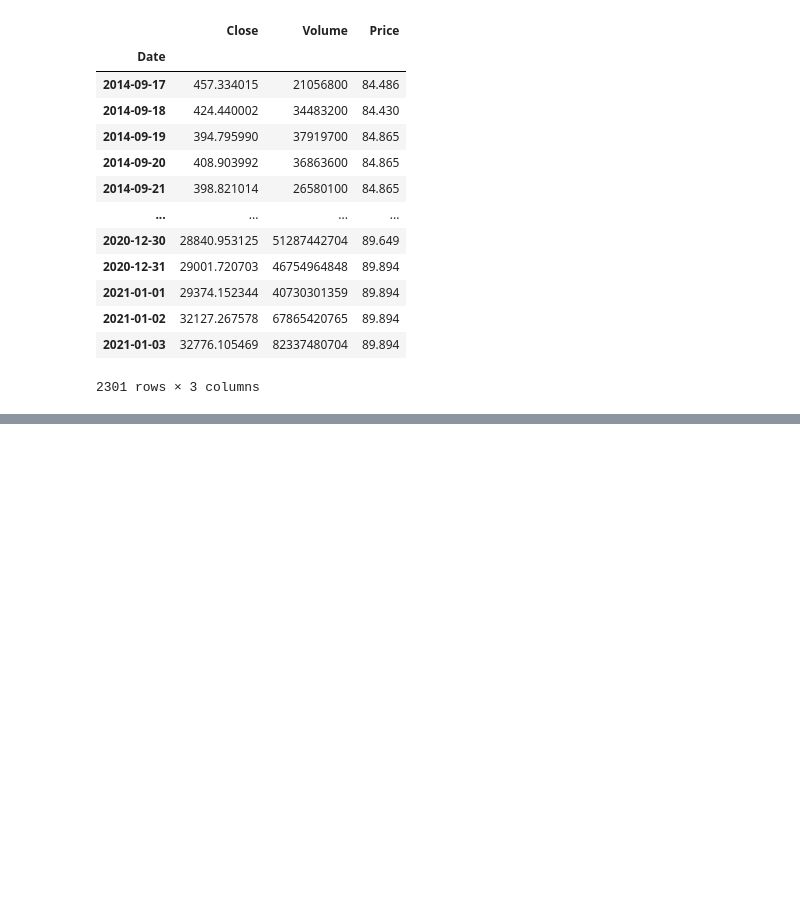
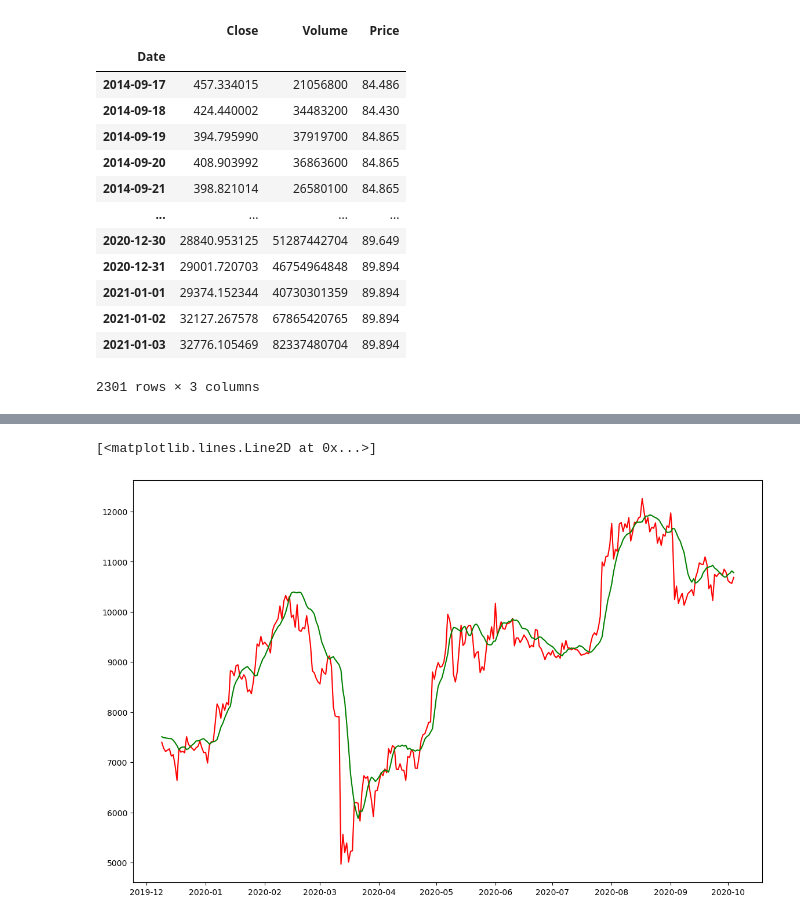
Before and after one commit to faizanamir01/CS-361-ML-Final-Project, a Jupyter notebook: linearreg.ipynb, the cells around one changed output, grey strips where cells are left out. Drawn from its saved outputs; the diff is of its cells as text; code cells hidden in the pictures; blank space fills up the shorter version.

```diff
--- a/linearreg.ipynb
+++ b/linearreg.ipynb
@@ -582 +589,12 @@ lr_pred = mlr.predict(X_test.iloc[:,1:])
+# %%
+mlr = LinearRegression()
+mlr.fit(X_train.iloc[:,1:], y_train.iloc[:,1])
+lr_pred = mlr.predict(X_test.iloc[:,1:])
+plt.figure(figsize=(14, 9))
+
+plt.plot(X_test['Date'],y_test['Close'],color='red')
+plt.plot(X_test['Date'],lr_pred,color='green')
+# %% [output]
+[<matplotlib.lines.Line2D at 0x...>]
+[figure, added]
 # %%
```
Also changed, not shown: parts of 24 cells of this notebook.
